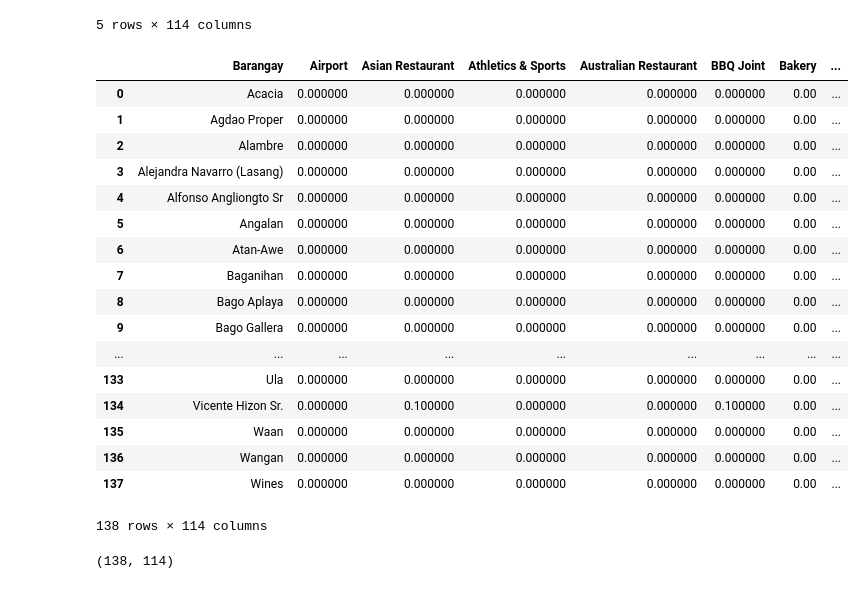
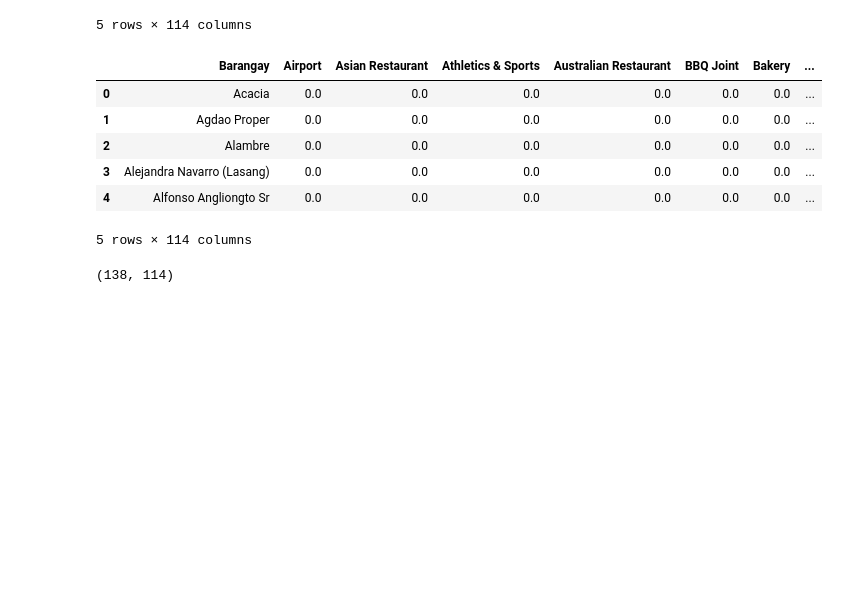
Before and after one commit to lizlimpoco/Coursera_Capstone, a Jupyter notebook: Data Science Capstone Project.ipynb, the cells around one changed output. Drawn from its saved outputs; the diff is of its cells as text; code cells hidden in the pictures; blank space fills up the shorter version.

```diff
--- a/Data Science Capstone Project.ipynb
+++ b/Data Science Capstone Project.ipynb
@@ -433,27 +433,16 @@ dvobrgys_onehot.head()
 | 4 | Poblacion | 0 | 0 | 0 | 0 | 0 | 0 | ... |
 5 rows × 114 columns
 # %%
-dvobrgys_vcfreq = dvobrgys_onehot.groupby('Barangay').mean().reset_index()
-dvobrgys_vcfreq
+dvobrgys_vcfreq = dvobrgys_onehot.groupby('Barangay').mean().reset_index().round(2)
+dvobrgys_vcfreq.head()
 # %% [output]
 |  | Barangay | Airport | Asian Restaurant | Athletics & Sports | Australian Restaurant | BBQ Joint | Bakery | ... |
-| 0 | Acacia | 0.000000 | 0.000000 | 0.000000 | 0.000000 | 0.000000 | 0.00 | ... |
-| 1 | Agdao Proper | 0.000000 | 0.000000 | 0.000000 | 0.000000 | 0.000000 | 0.00 | ... |
-| 2 | Alambre | 0.000000 | 0.000000 | 0.000000 | 0.000000 | 0.000000 | 0.00 | ... |
-| 3 | Alejandra Navarro (Lasang) | 0.000000 | 0.000000 | 0.000000 | 0.000000 | 0.000000 | 0.00 | ... |
-| 4 | Alfonso Angliongto Sr | 0.000000 | 0.000000 | 0.000000 | 0.000000 | 0.000000 | 0.00 | ... |
-| 5 | Angalan | 0.000000 | 0.000000 | 0.000000 | 0.000000 | 0.000000 | 0.00 | ... |
-| 6 | Atan-Awe | 0.000000 | 0.000000 | 0.000000 | 0.000000 | 0.000000 | 0.00 | ... |
-| 7 | Baganihan | 0.000000 | 0.000000 | 0.000000 | 0.000000 | 0.000000 | 0.00 | ... |
-| 8 | Bago Aplaya | 0.000000 | 0.000000 | 0.000000 | 0.000000 | 0.000000 | 0.00 | ... |
-| 9 | Bago Gallera | 0.000000 | 0.000000 | 0.000000 | 0.000000 | 0.000000 | 0.00 | ... |
-| ... | ... | ... | ... | ... | ... | ... | ... | ... |
-| 133 | Ula | 0.000000 | 0.000000 | 0.000000 | 0.000000 | 0.000000 | 0.00 | ... |
-| 134 | Vicente Hizon Sr. | 0.000000 | 0.100000 | 0.000000 | 0.000000 | 0.100000 | 0.00 | ... |
-| 135 | Waan | 0.000000 | 0.000000 | 0.000000 | 0.000000 | 0.000000 | 0.00 | ... |
-| 136 | Wangan | 0.000000 | 0.000000 | 0.000000 | 0.000000 | 0.000000 | 0.00 | ... |
-| 137 | Wines | 0.000000 | 0.000000 | 0.000000 | 0.000000 | 0.000000 | 0.00 | ... |
+| 0 | Acacia | 0.0 | 0.0 | 0.0 | 0.0 | 0.0 | 0.0 | ... |
+| 1 | Agdao Proper | 0.0 | 0.0 | 0.0 | 0.0 | 0.0 | 0.0 | ... |
+| 2 | Alambre | 0.0 | 0.0 | 0.0 | 0.0 | 0.0 | 0.0 | ... |
+| 3 | Alejandra Navarro (Lasang) | 0.0 | 0.0 | 0.0 | 0.0 | 0.0 | 0.0 | ... |
+| 4 | Alfonso Angliongto Sr | 0.0 | 0.0 | 0.0 | 0.0 | 0.0 | 0.0 | ... |
-138 rows × 114 columns
+5 rows × 114 columns
 # %%
 dvobrgys_vcfreq.shape
 # %% [output]
```
Also changed, not shown: parts of 9 cells of this notebook.
